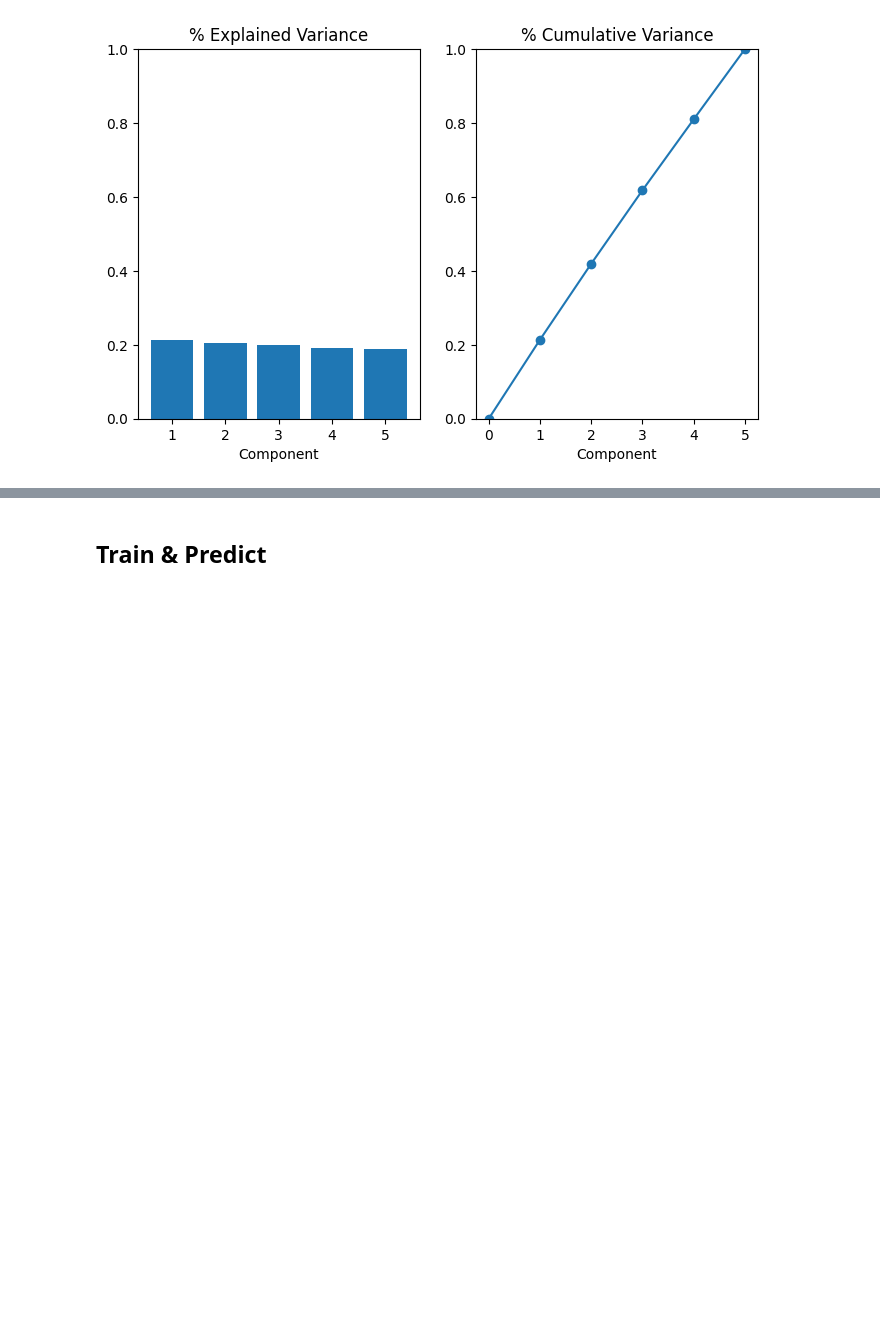
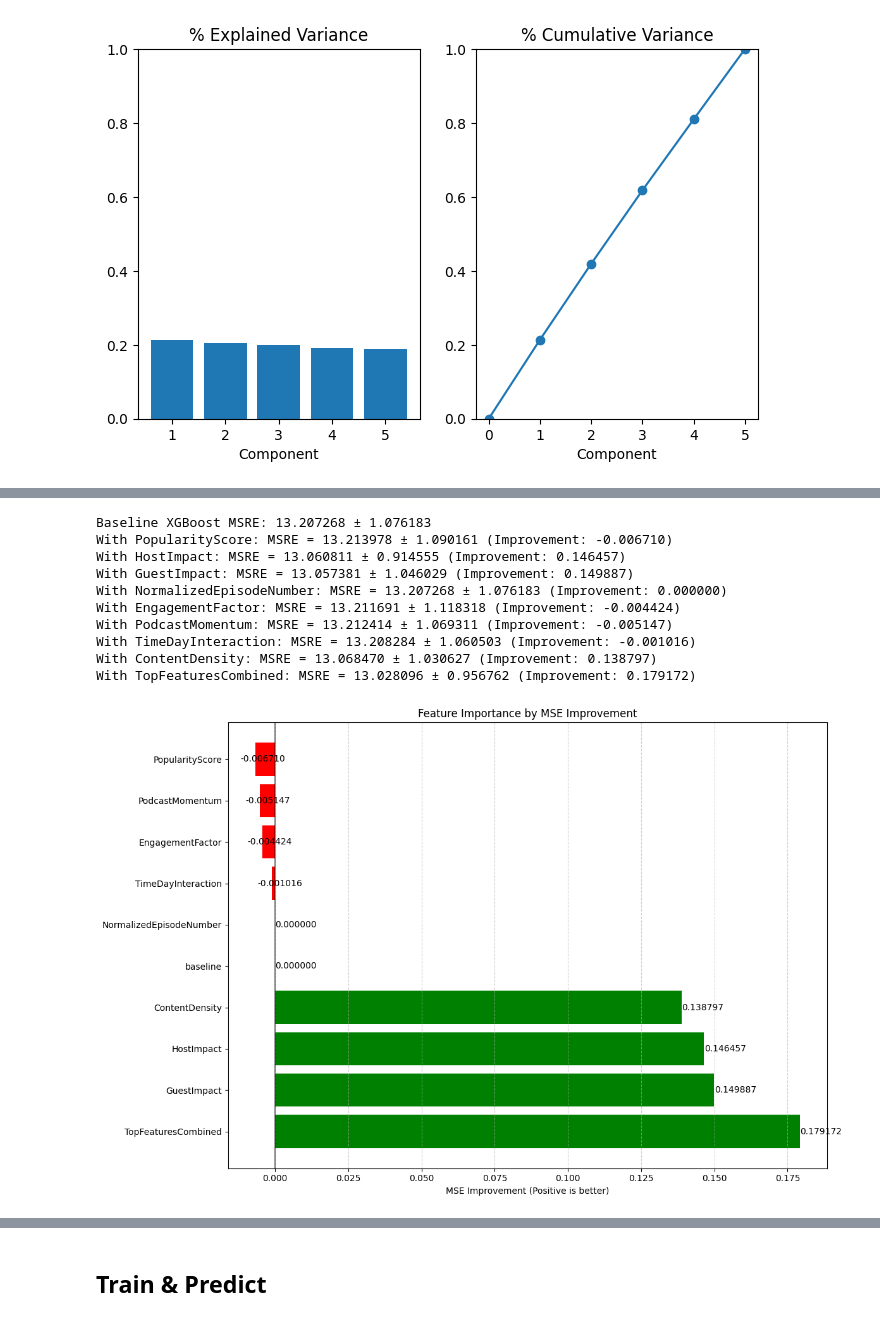
Before and after one commit to AzrilFahmiardi/podcast_listeningtime_compe, a Jupyter notebook: podcast_listeningTime_compe.ipynb, the cells around one changed output, grey strips where cells are left out. Cells and saved outputs as stored; diff of their text form; code cells hidden in the pictures; blank space fills up the shorter version.

```diff
--- a/podcast_listeningTime_compe.ipynb
+++ b/podcast_listeningTime_compe.ipynb
@@ -416,3 +590,22 @@ array([<Axes: title={'center': '% Explained Variance'}, xlabel='Component'>,
+# %%
+
+df_train, df_test = load_data()
+df_train = label_encode(df_train)
+results = evaluate_xgb_features(df_train, 'Listening_Time_minutes', pca_inspired_features)
+plot = plot_xgb_feature_results(results)
+plot.show()
+# %% [output]
+Baseline XGBoost MSRE: 13.207268 ± 1.076183
+With PopularityScore: MSRE = 13.213978 ± 1.090161 (Improvement: -0.006710)
+With HostImpact: MSRE = 13.060811 ± 0.914555 (Improvement: 0.146457)
+With GuestImpact: MSRE = 13.057381 ± 1.046029 (Improvement: 0.149887)
+With NormalizedEpisodeNumber: MSRE = 13.207268 ± 1.076183 (Improvement: 0.000000)
+With EngagementFactor: MSRE = 13.211691 ± 1.118318 (Improvement: -0.004424)
+With PodcastMomentum: MSRE = 13.212414 ± 1.069311 (Improvement: -0.005147)
+With TimeDayInteraction: MSRE = 13.208284 ± 1.060503 (Improvement: -0.001016)
+With ContentDensity: MSRE = 13.068470 ± 1.030627 (Improvement: 0.138797)
+With TopFeaturesCombined: MSRE = 13.028096 ± 0.956762 (Improvement: 0.179172)
+[figure, added]
 # %%
 def corrplot(df, method="pearson", annot=True, **kwargs):
     sns.clustermap(
```
Also changed, not shown: parts of 10 cells of this notebook, 1 other file.
